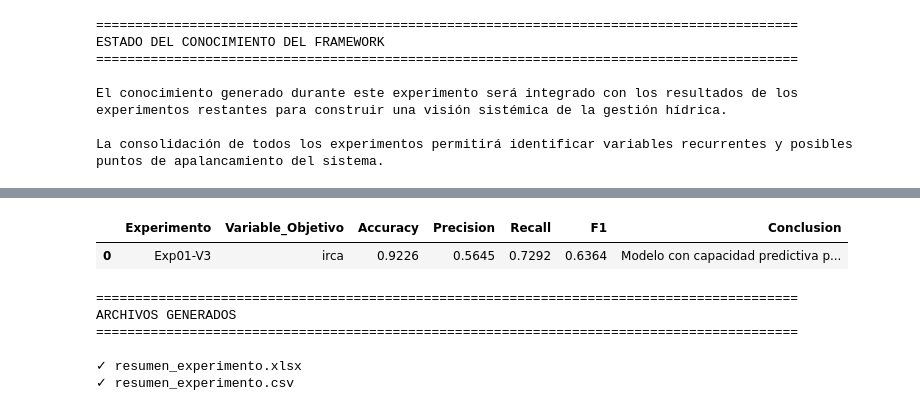
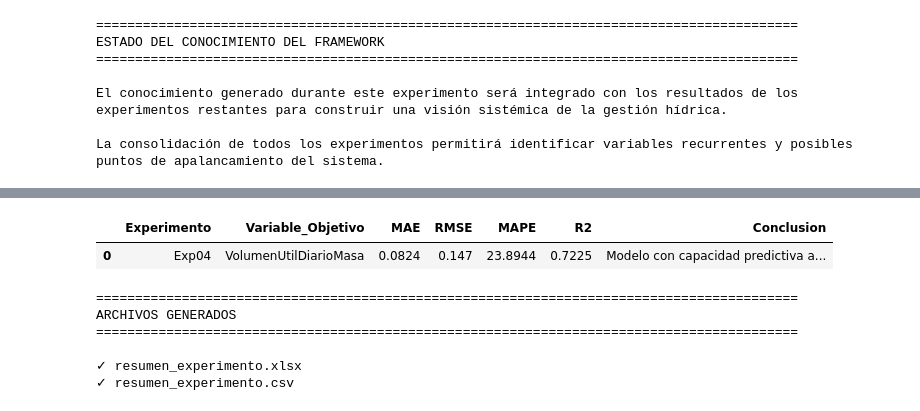
Before and after one commit to josedanielbg/FRAMEWORK_V7, a Jupyter notebook: NOTEBOOKS/C16_INTERPRETACION_RESULTADOS/FW7_C16_Interpretacion_Resultados.ipynb, the cells around one changed output, grey strips where cells are left out. Cells and saved outputs as stored; diff of their text form; code cells hidden in the pictures.

```diff
--- a/NOTEBOOKS/C16_INTERPRETACION_RESULTADOS/FW7_C16_Interpretacion_Resultados.ipynb
+++ b/NOTEBOOKS/C16_INTERPRETACION_RESULTADOS/FW7_C16_Interpretacion_Resultados.ipynb
@@ -10,7 +10,7 @@ import seaborn as sns
 import requests
 
 # --- Configuración y Rutas (Ajustar según sea necesario en el nuevo notebook) ---
-EXPERIMENTO = "Exp01-V3" # Asegúrate de que coincida con el experimento original
+EXPERIMENTO = "Exp04" # Asegúrate de que coincida con el experimento original
 
 # Base URL para datasets y metadata (asumiendo que las rutas son las mismas)
 BASE_URL = (
@@ -128,23 +127,21 @@ Dataset original y predicciones cargadas.
 # %%
-# Obtener los valores reales de 'irca' que corresponden a las predicciones
-# El 'Registro' en `resultados` va de VENTANA a (VENTANA + len(predicciones) - 1),
-# que corresponde a los índices (VENTANA - 1) a (VENTANA - 1 + len(resultados) - 1) de dataset_prediccion.
-valores_reales_irca = dataset_prediccion[VARIABLE_OBJETIVO].iloc[VENTANA - 1 : VENTANA - 1 + len(resultados)].reset_index(drop=True)
+
+valores_reales = dataset_prediccion[VARIABLE_OBJETIVO].iloc[VENTANA - 1 : VENTANA - 1 + len(resultados)].reset_index(drop=True)
 
 # Crear un DataFrame para la visualización
 df_comparacion = pd.DataFrame({
     'Registro': resultados['Registro'],
     'Prediccion': resultados['Prediccion'],
-    'Real': valores_reales_irca
+    'Real': valores_reales
 })
 
 print("\n"+"="*90)
-print("COMPARACIÓN DE PREDICCIONES VS. VALORES REALES (IRCAS) - Primeras filas")
+print("COMPARACIÓN DE PREDICCIONES VS. VALORES REALES - Primeras filas")
 print("="*90+"\n")
 display(df_comparacion.head())
 
 print("\n"+"="*90)
-print("COMPARACIÓN DE PREDICCIONES VS. VALORES REALES (IRCAS) - Últimas filas")
+print("COMPARACIÓN DE PREDICCIONES VS. VALORES REALES - Últimas filas")
 print("="*90+"\n")
 display(df_comparacion.tail())
 # %% [output]
@@ -193,3 +282,8 @@ Gráfico guardado como imagen en: predicciones/Exp01-V3/comparacion_predicciones
+# %%
+TIPO_PROBLEMA = metadata.loc[
+    metadata["Parametro"] == "Tipo Problema",
+    "Valor"
+].iloc[0]
 # %%
 #==========================================================================================
 # M2.1
@@ -1202,31 +1397,42 @@ Modelo con capacidad predictiva parcial.
 # %%
 #==========================================================================================
 # M5.2
 # EXPORTACIÓN DEL RESUMEN DEL EXPERIMENTO
 #==========================================================================================
 
-resumen = pd.DataFrame([{
+if TIPO_PROBLEMA == "Clasificación":
+    resumen_data = {
+        "Experimento": EXPERIMENTO,
+        "Variable_Objetivo": VARIABLE_OBJETIVO,
+        "Accuracy": round(accuracy, 4),
+        "Precision": round(precision, 4),
+        "Recall": round(recall, 4),
+        "F1": round(f1, 4),
+        "Conclusion": conclusion
+    }
+elif TIPO_PROBLEMA == "Regresión":
+    resumen_data = {
+        "Experimento": EXPERIMENTO,
+        "Variable_Objetivo": VARIABLE_OBJETIVO,
+        "MAE": round(MAE, 4),
+        "RMSE": round(RMSE, 4),
+        "MAPE": round(MAPE, 4),
+        "R2": round(R2, 4),
+        "Conclusion": conclusion
+    }
+else:
+    resumen_data = {
+        "Experimento": EXPERIMENTO,
+        "Variable_Objetivo": VARIABLE_OBJETIVO,
+        "Conclusion": "Tipo de problema no reconocido."
+    }
 
-    "Experimento":EXPERIMENTO,
-
-    "Variable_Objetivo":VARIABLE_OBJETIVO,
-
-    "Accuracy":round(accuracy,4),
-
-    "Precision":round(precision,4),
-
-    "Recall":round(recall,4),
-
-    "F1":round(f1,4),
-
-    "Conclusion":conclusion
-
-}])
+resumen = pd.DataFrame([resumen_data])
 
 display(resumen)
 # %% [output]
-|  | Experimento | Variable_Objetivo | Accuracy | Precision | Recall | F1 | Conclusion |
-| 0 | Exp01-V3 | irca | 0.9226 | 0.5645 | 0.7292 | 0.6364 | Modelo con capacidad predictiva p... |
+|  | Experimento | Variable_Objetivo | MAE | RMSE | MAPE | R2 | Conclusion |
+| 0 | Exp04 | VolumenUtilDiarioMasa | 0.0824 | 0.147 | 23.8944 | 0.7225 | Modelo con capacidad predictiva a... |
 # %%
 import os
 
```
Also changed, not shown: parts of 21 cells of this notebook.
